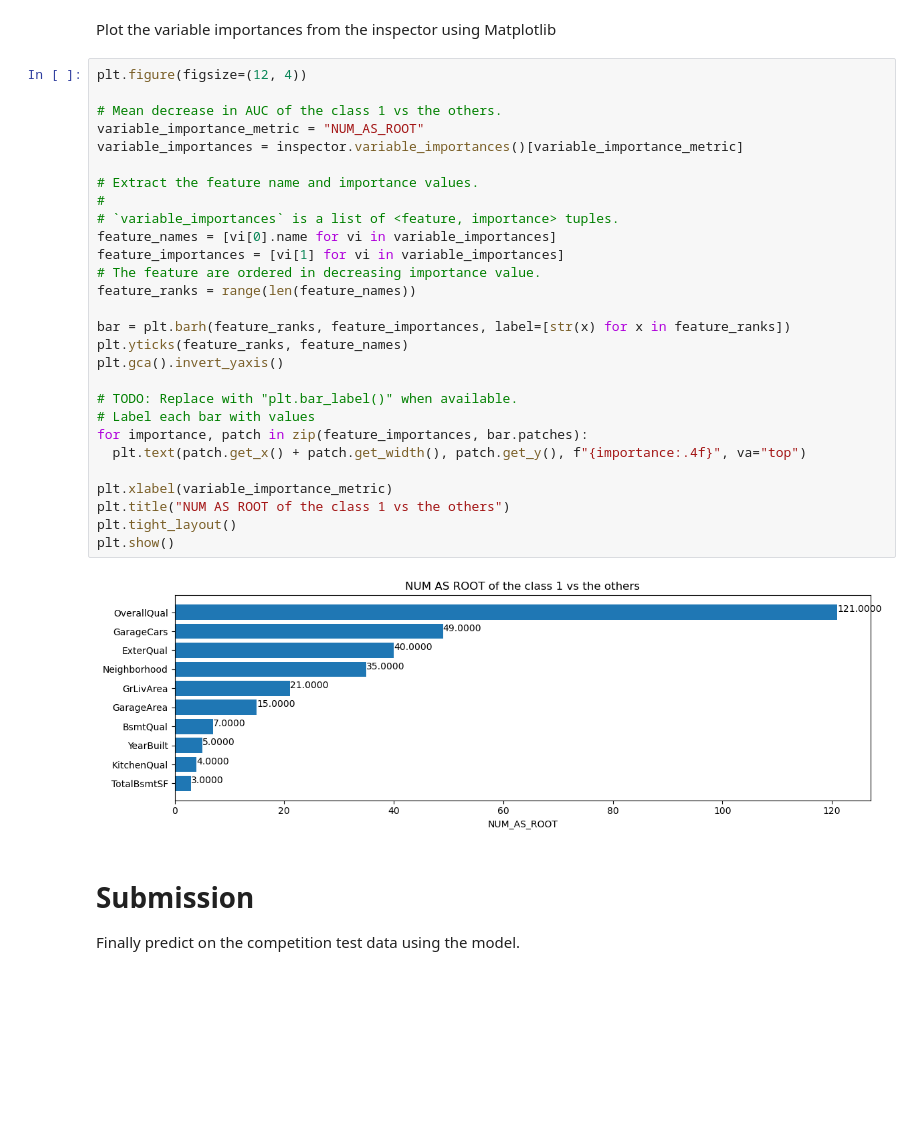
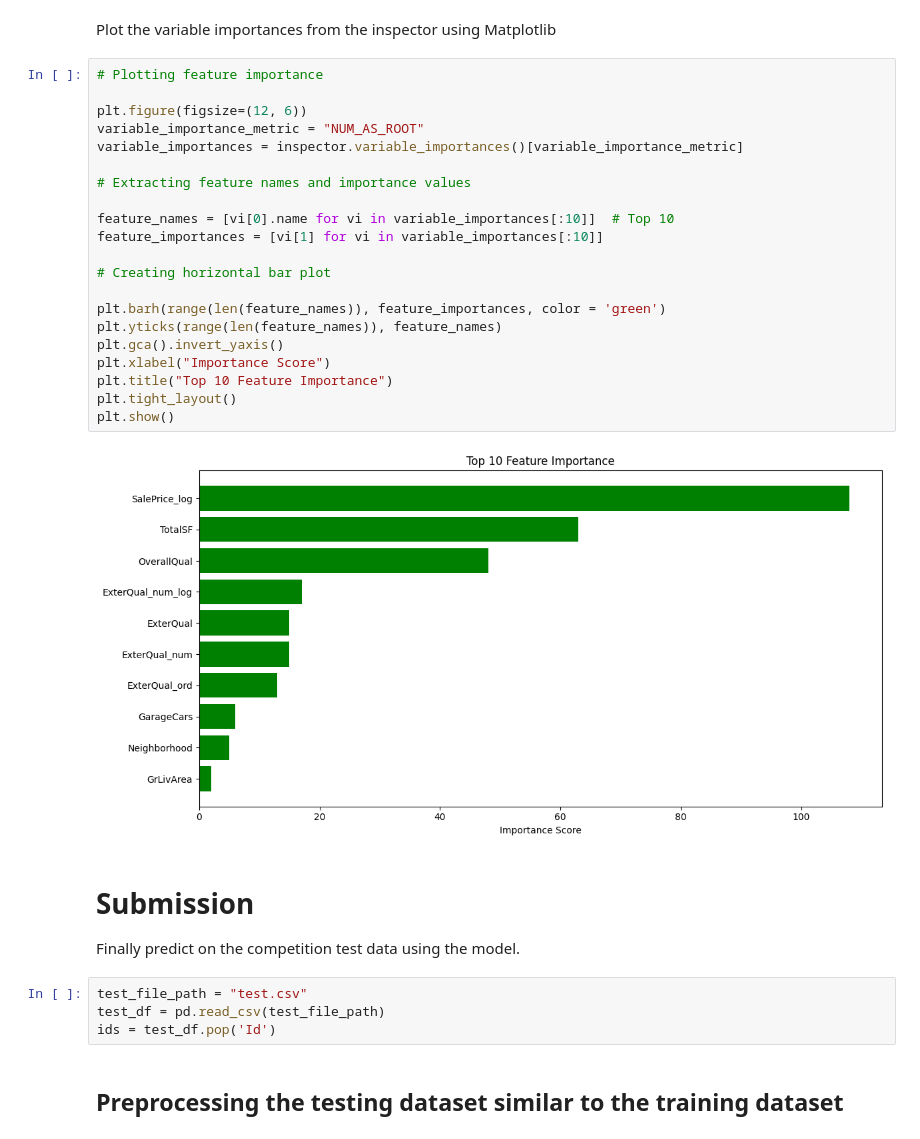
Before and after one commit to fahim-ysr/house-sales-price-prediction, a Jupyter notebook: house-prices-prediction-using-tfdf.ipynb, the cells around one changed output. Drawn from its saved outputs; the diff is of its cells as text; blank space fills up the shorter version.

```diff
--- a/house-prices-prediction-using-tfdf.ipynb
+++ b/house-prices-prediction-using-tfdf.ipynb
@@ -586,35 +595,34 @@ inspector.variable_importances()["NUM_AS_ROOT"]
 # %% [markdown]
 Plot the variable importances from the inspector using Matplotlib
-# %%
-plt.figure(figsize=(12, 4))
-
-# Mean decrease in AUC of the class 1 vs the others.
-variable_importance_metric = "NUM_AS_ROOT"
-variable_importances = inspector.variable_importances()[variable_importance_metric]
-
-# Extract the feature name and importance values.
-#
-# `variable_importances` is a list of <feature, importance> tuples.
-feature_names = [vi[0].name for vi in variable_importances]
-feature_importances = [vi[1] for vi in variable_importances]
-# The feature are ordered in decreasing importance value.
-feature_ranks = range(len(feature_names))
-
-bar = plt.barh(feature_ranks, feature_importances, label=[str(x) for x in feature_ranks])
-plt.yticks(feature_ranks, feature_names)
-plt.gca().invert_yaxis()
-
-# TODO: Replace with "plt.bar_label()" when available.
-# Label each bar with values
-for importance, patch in zip(feature_importances, bar.patches):
-  plt.text(patch.get_x() + patch.get_width(), patch.get_y(), f"{importance:.4f}", va="top")
-
-plt.xlabel(variable_importance_metric)
-plt.title("NUM AS ROOT of the class 1 vs the others")
-plt.tight_layout()
-plt.show()
-# %% [output]
-[figure, removed]
+# %%
+# Plotting feature importance
+
+plt.figure(figsize=(12, 6))
+variable_importance_metric = "NUM_AS_ROOT"
+variable_importances = inspector.variable_importances()[variable_importance_metric]
+
+# Extracting feature names and importance values
+
+feature_names = [vi[0].name for vi in variable_importances[:10]]  # Top 10
+feature_importances = [vi[1] for vi in variable_importances[:10]]
+
+# Creating horizontal bar plot
+
+plt.barh(range(len(feature_names)), feature_importances, color = 'green')
+plt.yticks(range(len(feature_names)), feature_names)
+plt.gca().invert_yaxis()
+plt.xlabel("Importance Score")
+plt.title("Top 10 Feature Importance")
+plt.tight_layout()
+plt.show()
+# %% [output]
+[figure, added]
 # %% [markdown]
 # Submission
 Finally predict on the competition test data using the model.
+# %%
+test_file_path = "test.csv"
+test_df = pd.read_csv(test_file_path)
+ids = test_df.pop('Id')
+# %% [markdown]
+## Preprocessing the testing dataset similar to the training dataset
```
Also changed, not shown: parts of 19 cells of this notebook.
